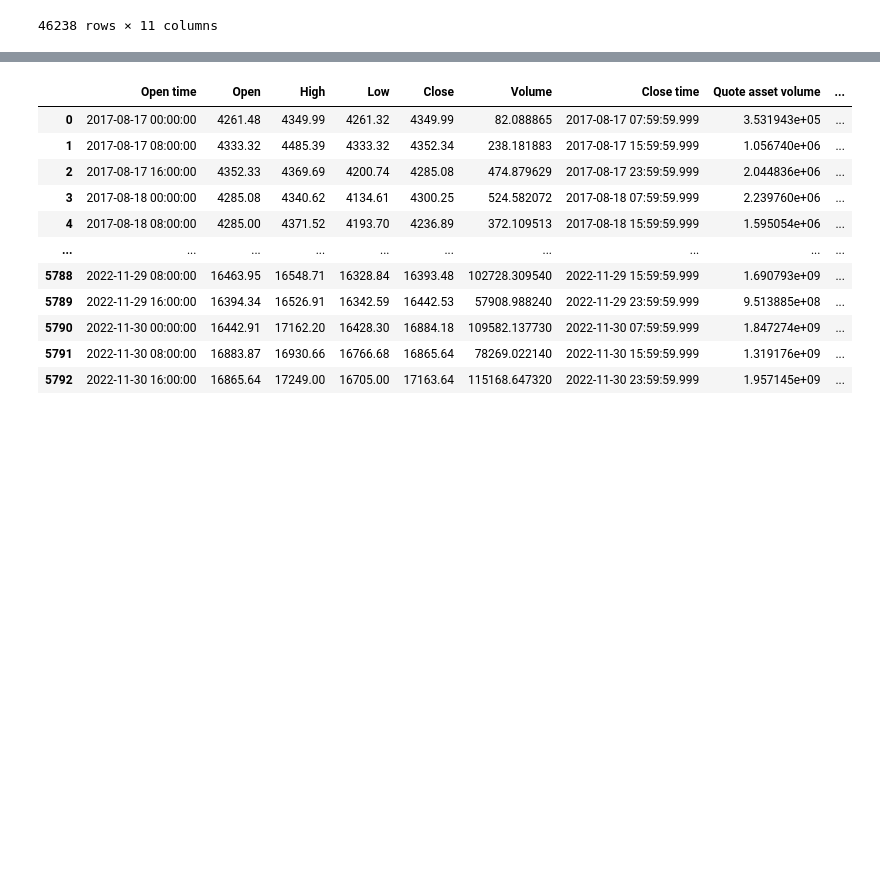
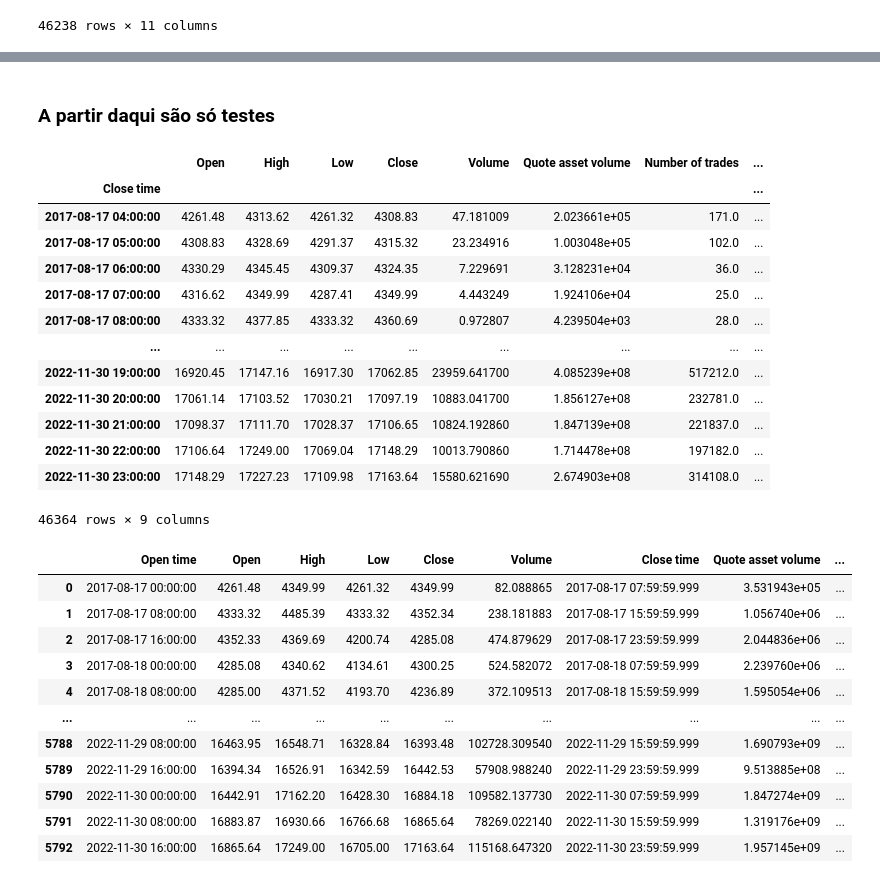
Before and after one commit to lambdavar/Artigo, a Jupyter notebook: main.ipynb, the cells around one changed output, grey strips where cells are left out. Cells and saved outputs as stored; diff of their text form; code cells hidden in the pictures; blank space fills up the shorter version.

Commit message:
mais testes e descrevendo decisão de método

```diff
--- a/main.ipynb
+++ b/main.ipynb
@@ -104,3 +117,23 @@ df
+# %% [markdown]
+### A partir daqui são só testes
+# %%
+#  Não dá pra agregar facilmente tudo. Ele vai tirar a média do período. Se for na coluna volume deveria somar, por exemplo.
+df.groupby(pd.Grouper(key='Close time', freq='1h')).mean()
+# %% [output]
+|  | Open | High | Low | Close | Volume | Quote asset volume | Number of trades | ... |
+| Close time |  |  |  |  |  |  |  | ... |
+| 2017-08-17 04:00:00 | 4261.48 | 4313.62 | 4261.32 | 4308.83 | 47.181009 | 2.023661e+05 | 171.0 | ... |
+| 2017-08-17 05:00:00 | 4308.83 | 4328.69 | 4291.37 | 4315.32 | 23.234916 | 1.003048e+05 | 102.0 | ... |
+| 2017-08-17 06:00:00 | 4330.29 | 4345.45 | 4309.37 | 4324.35 | 7.229691 | 3.128231e+04 | 36.0 | ... |
+| 2017-08-17 07:00:00 | 4316.62 | 4349.99 | 4287.41 | 4349.99 | 4.443249 | 1.924106e+04 | 25.0 | ... |
+| 2017-08-17 08:00:00 | 4333.32 | 4377.85 | 4333.32 | 4360.69 | 0.972807 | 4.239504e+03 | 28.0 | ... |
+| ... | ... | ... | ... | ... | ... | ... | ... | ... |
+| 2022-11-30 19:00:00 | 16920.45 | 17147.16 | 16917.30 | 17062.85 | 23959.641700 | 4.085239e+08 | 517212.0 | ... |
+| 2022-11-30 20:00:00 | 17061.14 | 17103.52 | 17030.21 | 17097.19 | 10883.041700 | 1.856127e+08 | 232781.0 | ... |
+| 2022-11-30 21:00:00 | 17098.37 | 17111.70 | 17028.37 | 17106.65 | 10824.192860 | 1.847139e+08 | 221837.0 | ... |
+| 2022-11-30 22:00:00 | 17106.64 | 17249.00 | 17069.04 | 17148.29 | 10013.790860 | 1.714478e+08 | 197182.0 | ... |
+| 2022-11-30 23:00:00 | 17148.29 | 17227.23 | 17109.98 | 17163.64 | 15580.621690 | 2.674903e+08 | 314108.0 | ... |
+46364 rows × 9 columns
 # %%
 df2 = pd.read_csv(f"./Dados/Processados/BTCUSDT-8h.csv")
 df2.loc[:,["Open time", "Close time"]] = df2[["Open time", "Close time"]].apply(pd.to_datetime, unit="ms")
```
Also changed, not shown: parts of 2 cells of this notebook.
